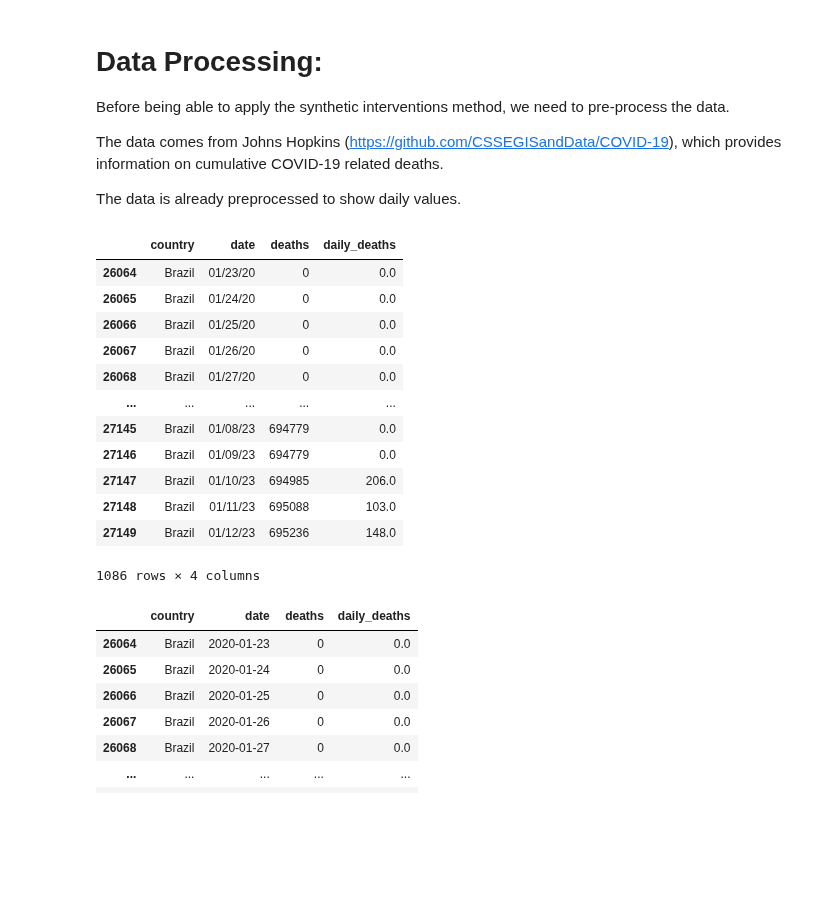
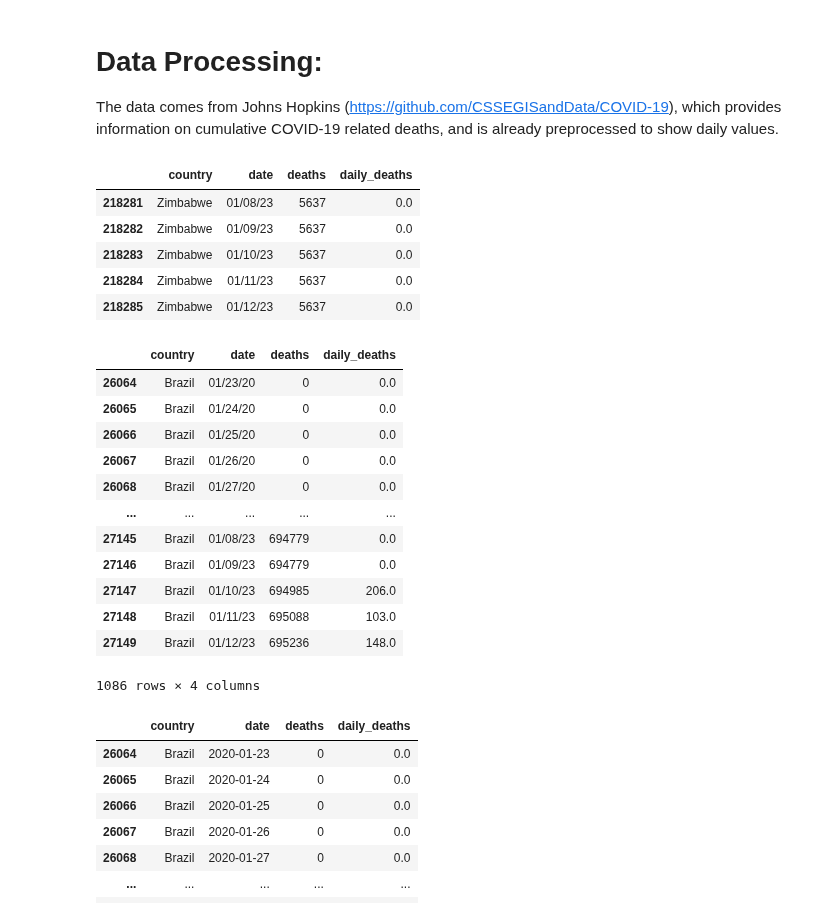
Before and after one commit to luishcr0998/covid19, a Jupyter notebook: Synthetic Interventions - Covid19.ipynb, the cells around one changed output. Cells and saved outputs as stored; diff of their text form; code cells hidden in the pictures; blank space fills up the shorter version.

```diff
--- a/Synthetic Interventions - Covid19.ipynb
+++ b/Synthetic Interventions - Covid19.ipynb
@@ -5,28 +5,33 @@ import matplotlib.pyplot as plt
 # %% [markdown]
 # **Data Processing:**
 
-Before being able to apply the synthetic interventions method, we need to pre-process the data.
-
-The data comes from Johns Hopkins (https://github.com/CSSEGISandData/COVID-19), which provides information on cumulative COVID-19 related deaths.
-
-The data is already preprocessed to show daily values.
+The data comes from Johns Hopkins (https://github.com/CSSEGISandData/COVID-19), which provides information on cumulative COVID-19 related deaths, and is already preprocessed to show daily values.
 # %%
-covid_df = pd.read_csv("C:\\Users\\luis_\\OneDrive\\Desktop\\LUIS\\PROJETOS\\TIME_SERIES\\Notebooks\\data\\data_global_data.csv")
-covid_df.loc[26064:27149] ## The indices here are just hardcoded to find Brazil entries
+covid_df = pd.read_csv("./data_global_data.csv")
+covid_df.tail()
 # %% [output]
 |  | country | date | deaths | daily_deaths |
-| 26064 | Brazil | 01/23/20 | 0 | 0.0 |
-| 26065 | Brazil | 01/24/20 | 0 | 0.0 |
-| 26066 | Brazil | 01/25/20 | 0 | 0.0 |
-| 26067 | Brazil | 01/26/20 | 0 | 0.0 |
-| 26068 | Brazil | 01/27/20 | 0 | 0.0 |
-| ... | ... | ... | ... | ... |
-| 27145 | Brazil | 01/08/23 | 694779 | 0.0 |
-| 27146 | Brazil | 01/09/23 | 694779 | 0.0 |
-| 27147 | Brazil | 01/10/23 | 694985 | 206.0 |
-| 27148 | Brazil | 01/11/23 | 695088 | 103.0 |
-| 27149 | Brazil | 01/12/23 | 695236 | 148.0 |
+| 218281 | Zimbabwe | 01/08/23 | 5637 | 0.0 |
+| 218282 | Zimbabwe | 01/09/23 | 5637 | 0.0 |
+| 218283 | Zimbabwe | 01/10/23 | 5637 | 0.0 |
+| 218284 | Zimbabwe | 01/11/23 | 5637 | 0.0 |
+| 218285 | Zimbabwe | 01/12/23 | 5637 | 0.0 |
-1086 rows × 4 columns
+# %%
+covid_df.loc[covid_df['country'] == 'Brazil'] ## Check the indices for which we have Brazil entries
+# %% [output]
+|  | country | date | deaths | daily_deaths |
+| 26064 | Brazil | 01/23/20 | 0 | 0.0 |
+| 26065 | Brazil | 01/24/20 | 0 | 0.0 |
+| 26066 | Brazil | 01/25/20 | 0 | 0.0 |
+| 26067 | Brazil | 01/26/20 | 0 | 0.0 |
+| 26068 | Brazil | 01/27/20 | 0 | 0.0 |
+| ... | ... | ... | ... | ... |
+| 27145 | Brazil | 01/08/23 | 694779 | 0.0 |
+| 27146 | Brazil | 01/09/23 | 694779 | 0.0 |
+| 27147 | Brazil | 01/10/23 | 694985 | 206.0 |
+| 27148 | Brazil | 01/11/23 | 695088 | 103.0 |
+| 27149 | Brazil | 01/12/23 | 695236 | 148.0 |
+1086 rows × 4 columns
 # %%
 covid_df['date'] = pd.to_datetime(covid_df['date']) ## Converting the dates into a datetime object in Pandas
 covid_df.loc[26064:27149]
```
Also changed, not shown: parts of 9 cells of this notebook.
